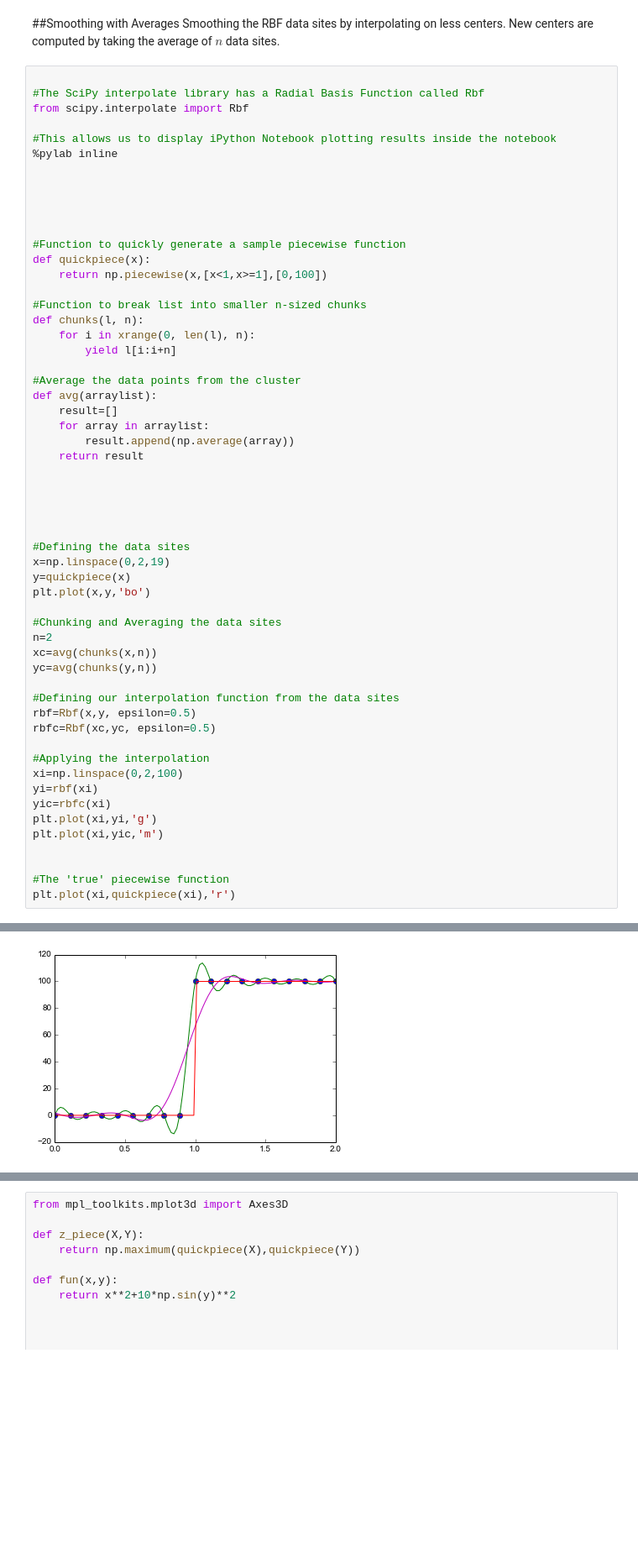
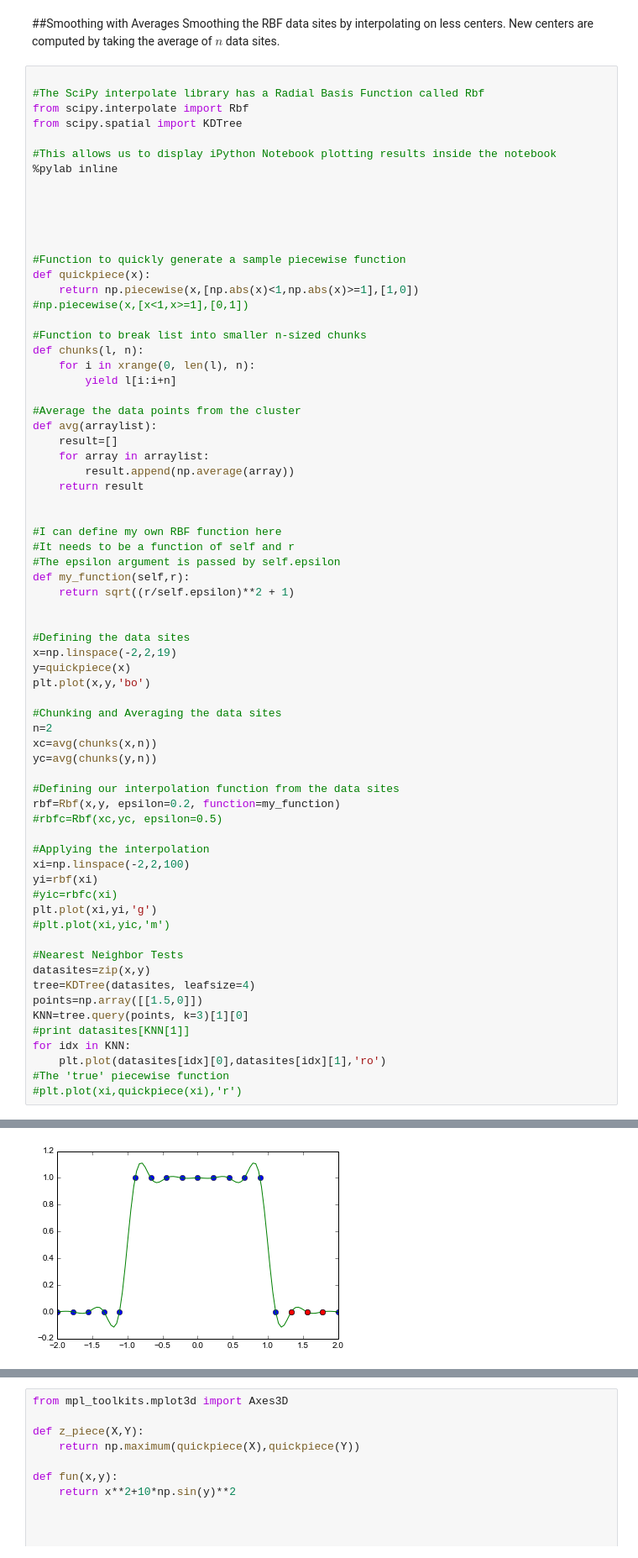
Before and after one commit to jessebett/Radial-Basis-Function-USRA, a Jupyter notebook: RBF Smoothing Tests.ipynb, the cells around one changed output, grey strips where cells are left out. Shown at 84% size. Drawn from its saved outputs; the diff is of its cells as text; blank space fills up the shorter version.

Commit message:
Added K Nearest Neighbor Functionality

```diff
--- a/RBF Smoothing Tests.ipynb
+++ b/RBF Smoothing Tests.ipynb
@@ -5,6 +5,7 @@ Smoothing the RBF data sites by interpolating on less centers. New centers are c
 
 #The SciPy interpolate library has a Radial Basis Function called Rbf
 from scipy.interpolate import Rbf
+from scipy.spatial import KDTree
 
 #This allows us to display iPython Notebook plotting results inside the notebook
 %pylab inline
@@ -15,7 +16,8 @@ from scipy.interpolate import Rbf
 
 #Function to quickly generate a sample piecewise function
 def quickpiece(x):
-    return np.piecewise(x,[x<1,x>=1],[0,100])
+    return np.piecewise(x,[np.abs(x)<1,np.abs(x)>=1],[1,0])
+#np.piecewise(x,[x<1,x>=1],[0,1])
 
 #Function to break list into smaller n-sized chunks
 def chunks(l, n):
@@ -30,11 +32,15 @@ def avg(arraylist):
     return result
 
 
-
+#I can define my own RBF function here
+#It needs to be a function of self and r
+#The epsilon argument is passed by self.epsilon
+def my_function(self,r):
+    return sqrt((r/self.epsilon)**2 + 1)
 
 
 #Defining the data sites
-x=np.linspace(0,2,19)
+x=np.linspace(-2,2,19)
 y=quickpiece(x)
 plt.plot(x,y,'bo')
 
@@ -44,18 +50,25 @@ xc=avg(chunks(x,n))
 yc=avg(chunks(y,n))
 
 #Defining our interpolation function from the data sites
-rbf=Rbf(x,y, epsilon=0.5)
-rbfc=Rbf(xc,yc, epsilon=0.5)
+rbf=Rbf(x,y, epsilon=0.2, function=my_function)
+#rbfc=Rbf(xc,yc, epsilon=0.5)
 
 #Applying the interpolation
-xi=np.linspace(0,2,100)
+xi=np.linspace(-2,2,100)
 yi=rbf(xi)
-yic=rbfc(xi)
+#yic=rbfc(xi)
 plt.plot(xi,yi,'g')
-plt.plot(xi,yic,'m')
+#plt.plot(xi,yic,'m')
 
-
+#Nearest Neighbor Tests
+datasites=zip(x,y)
+tree=KDTree(datasites, leafsize=4)
+points=np.array([[1.5,0]])
+KNN=tree.query(points, k=3)[1][0]
+#print datasites[KNN[1]]
+for idx in KNN:
+    plt.plot(datasites[idx][0],datasites[idx][1],'ro')
 #The 'true' piecewise function
-plt.plot(xi,quickpiece(xi),'r')
+#plt.plot(xi,quickpiece(xi),'r')
 # %% [output]
 Populating the interactive namespace from numpy and matplotlib
@@ -63 +75 @@ Populating the interactive namespace from numpy and matplotlib
-[figure, old version]
+[figure, new version]
```
Also changed, not shown: parts of 3 cells of this notebook.
